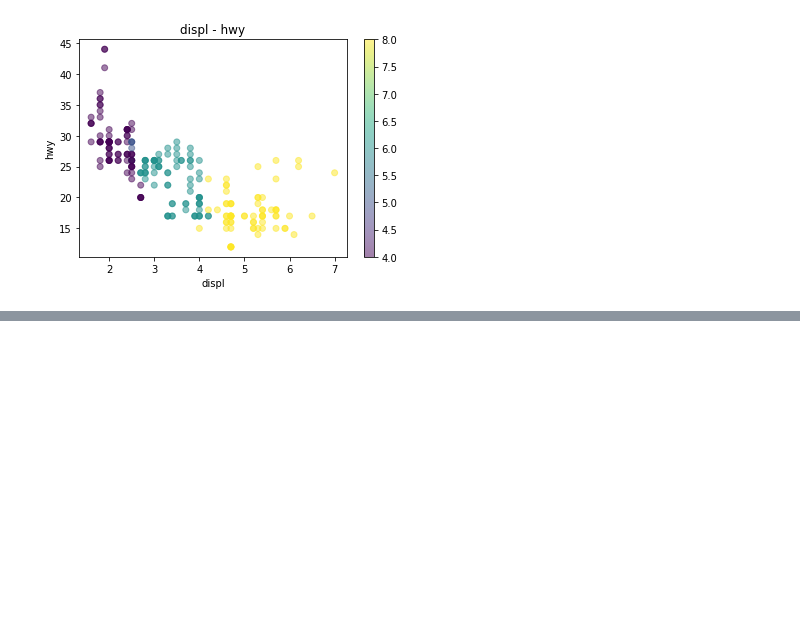
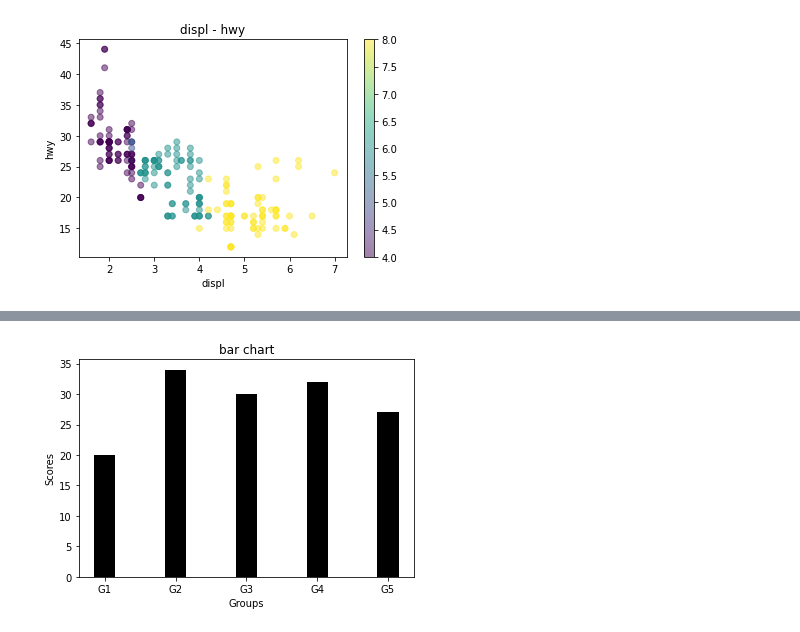
Before and after one commit to exeboy/PythonVisualization, a Jupyter notebook: Data_Visualization.ipynb, the cells around one changed output, grey strips where cells are left out. Saved outputs shown, nothing was run; the diff lists cells and outputs as text; code cells hidden in the pictures; blank space fills up the shorter version.

```diff
--- a/Data_Visualization.ipynb
+++ b/Data_Visualization.ipynb
@@ -54,0 +65,13 @@ plt.show()
+# %%
+# bar plot
+
+groups = ['G1', 'G2', 'G3', 'G4', 'G5']
+scores = [20, 34, 30, 32, 27]
+bar_width = 0.3
+plt.bar(groups, scores, width=bar_width, color='black')
+plt.title('bar chart')
+plt.xlabel('Groups')
+plt.ylabel('Scores')
+plt.show()
+# %% [output]
+[figure, added]
```
Also changed, not shown: parts of 7 cells of this notebook.
